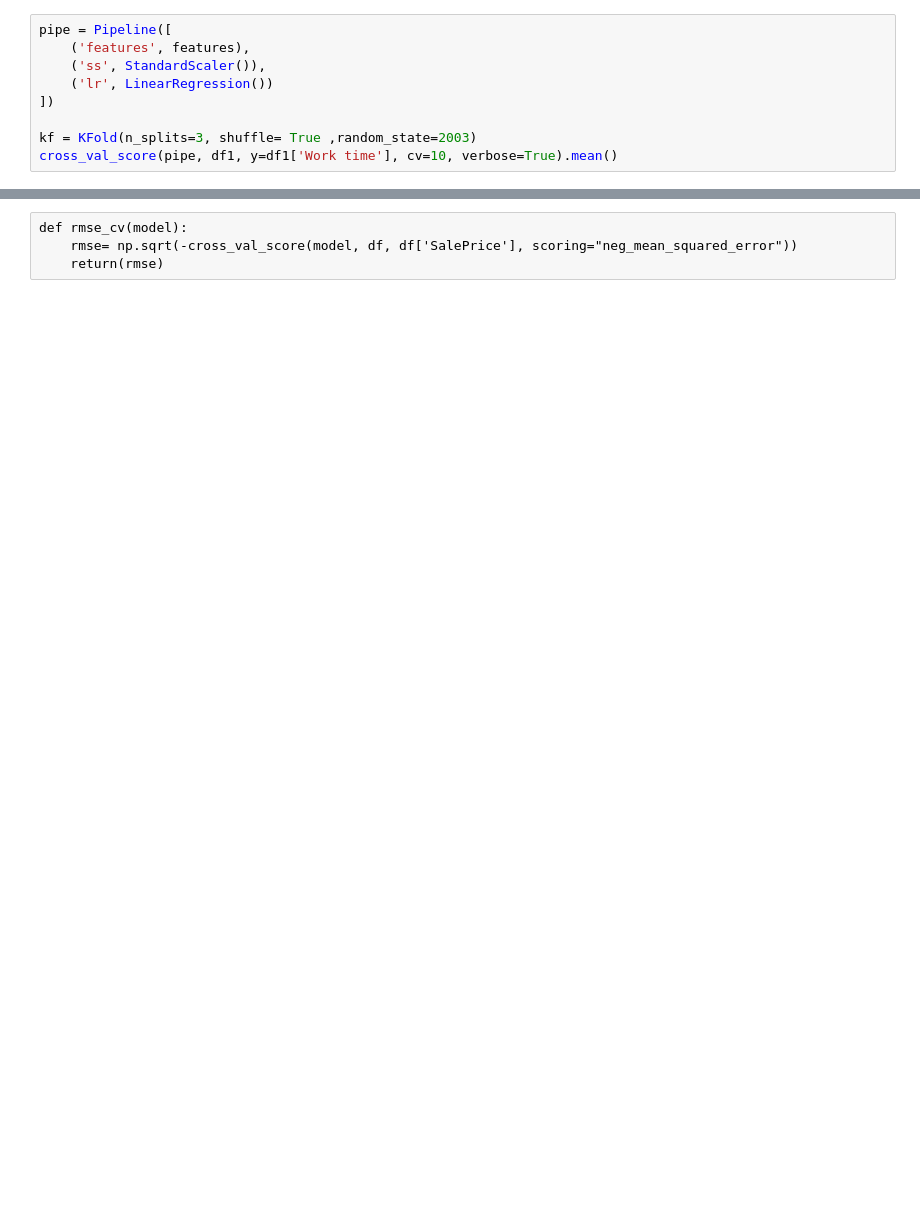
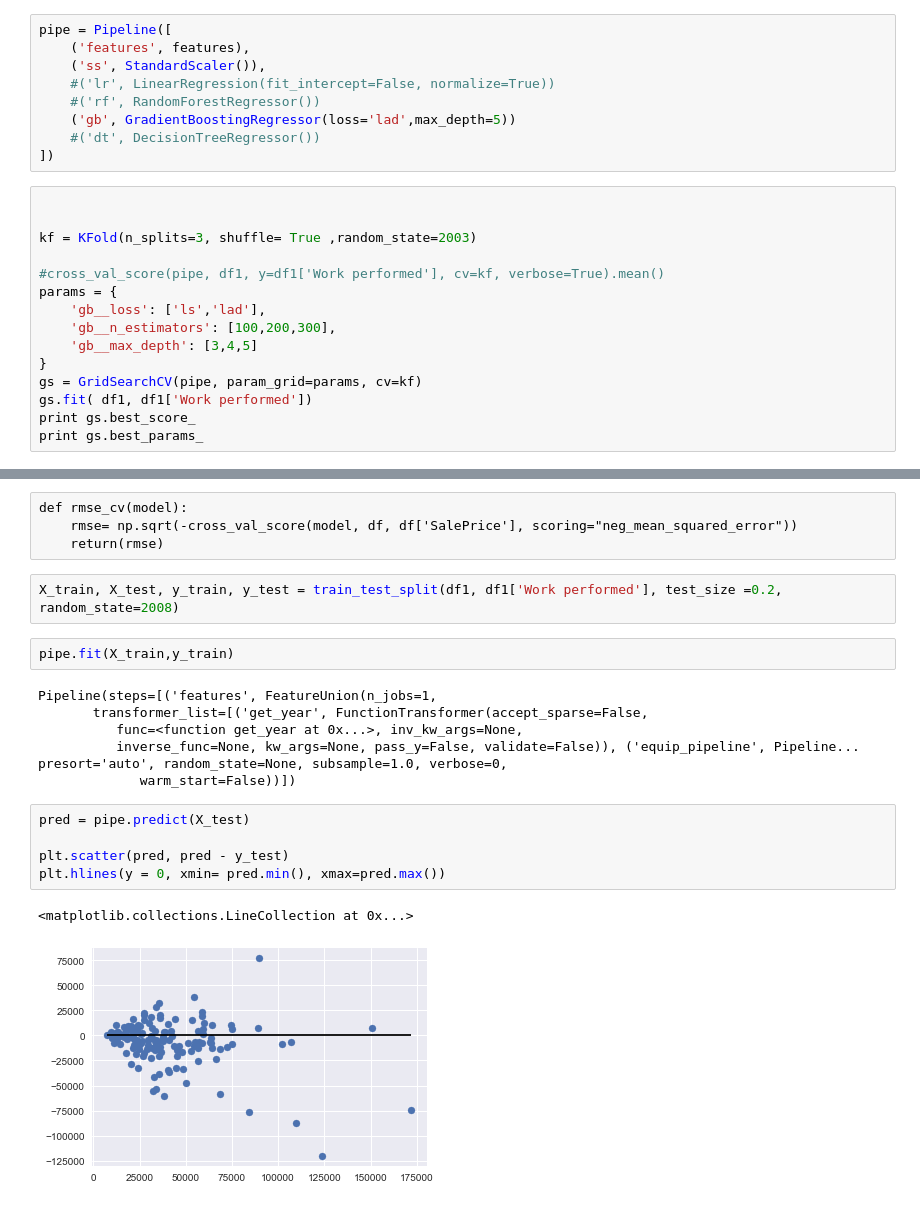
Before and after one commit to wdillon2/CF_workout_predictor, a Jupyter notebook: Data Pipeline to Predictor.ipynb, the cells around one changed output, grey strips where cells are left out. Cells and saved outputs as stored; diff of their text form; blank space fills up the shorter version.

Commit message:
Added features and GradientBooster classifier

```diff
--- a/Data Pipeline to Predictor.ipynb
+++ b/Data Pipeline to Predictor.ipynb
@@ -131,13 +169,28 @@ features = FeatureUnion([
     ('vector_pipeline', vector_pipeline),
     ('base_features', base_features_tf)
 ])
+# %%
+pipe = Pipeline([
+    ('features', features),
+    ('ss', StandardScaler()),
+    #('lr', LinearRegression(fit_intercept=False, normalize=True))
+    #('rf', RandomForestRegressor())
+    ('gb', GradientBoostingRegressor(loss='lad',max_depth=5))
+    #('dt', DecisionTreeRegressor())
+])
 # %%
-pipe = Pipeline([
-    ('features', features),
-    ('ss', StandardScaler()),
-    ('lr', LinearRegression())
-])
+
 
 kf = KFold(n_splits=3, shuffle= True ,random_state=2003)
-cross_val_score(pipe, df1, y=df1['Work time'], cv=10, verbose=True).mean()
+
+#cross_val_score(pipe, df1, y=df1['Work performed'], cv=kf, verbose=True).mean()
+params = {
+    'gb__loss': ['ls','lad'],
+    'gb__n_estimators': [100,200,300],
+    'gb__max_depth': [3,4,5]
+}
+gs = GridSearchCV(pipe, param_grid=params, cv=kf)
+gs.fit( df1, df1['Work performed'])
+print gs.best_score_
+print gs.best_params_
 # %% [output]
@@ -147,3 +200,21 @@ cross_val_score(pipe, df1, y=df1['Work time'], cv=10, verbose=True).mean()
 def rmse_cv(model):
     rmse= np.sqrt(-cross_val_score(model, df, df['SalePrice'], scoring="neg_mean_squared_error"))
     return(rmse)
+# %%
+X_train, X_test, y_train, y_test = train_test_split(df1, df1['Work performed'], test_size =0.2,  random_state=2008)
+# %%
+pipe.fit(X_train,y_train)
+# %% [output]
+Pipeline(steps=[('features', FeatureUnion(n_jobs=1,
+       transformer_list=[('get_year', FunctionTransformer(accept_sparse=False,
+          func=<function get_year at 0x...>, inv_kw_args=None,
+          inverse_func=None, kw_args=None, pass_y=False, validate=False)), ('equip_pipeline', Pipeline...       presort='auto', random_state=None, subsample=1.0, verbose=0,
+             warm_start=False))])
+# %%
+pred = pipe.predict(X_test)
+
+plt.scatter(pred, pred - y_test)
+plt.hlines(y = 0, xmin= pred.min(), xmax=pred.max())
+# %% [output]
+<matplotlib.collections.LineCollection at 0x...>
+[figure, added]
```
Also changed, not shown: parts of 14 cells of this notebook.
